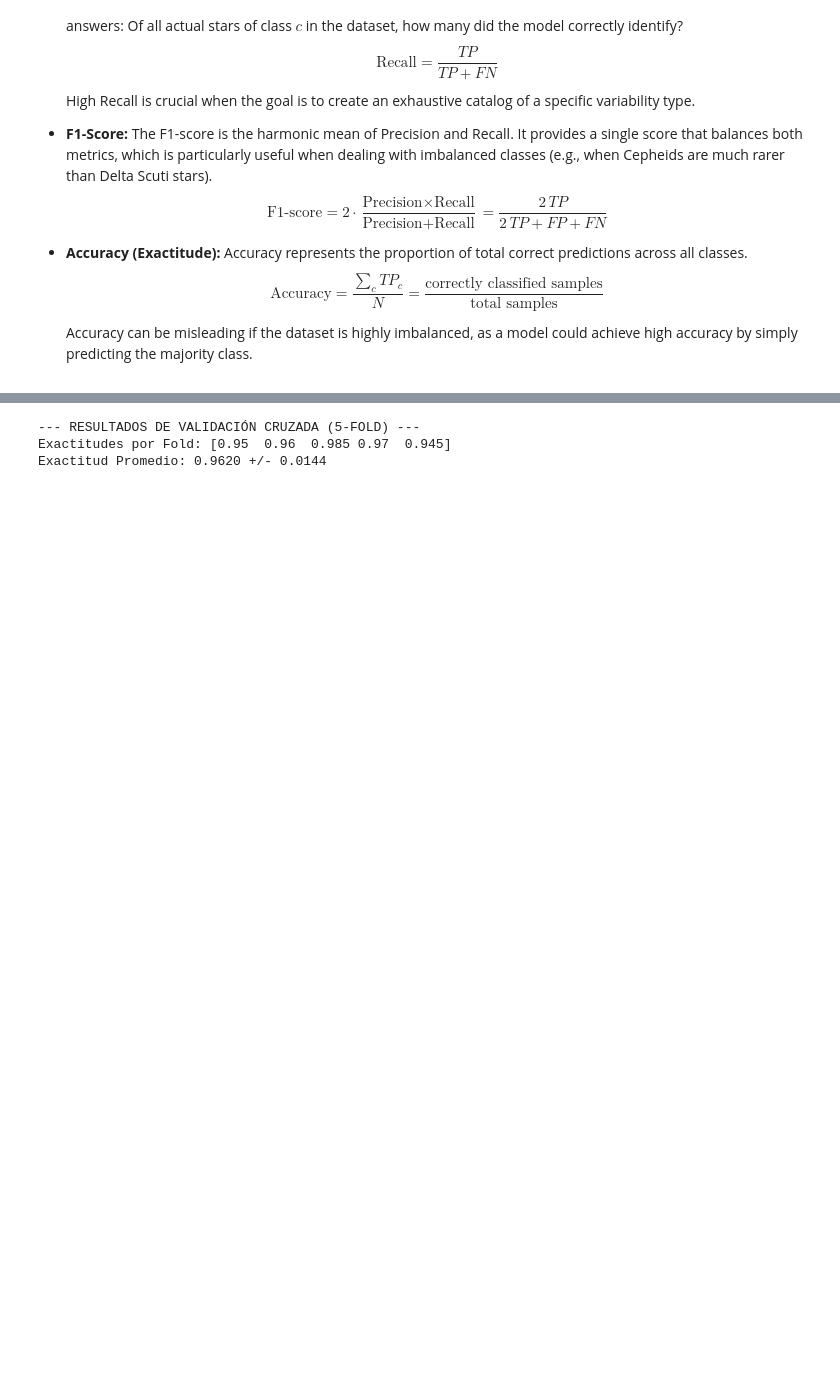
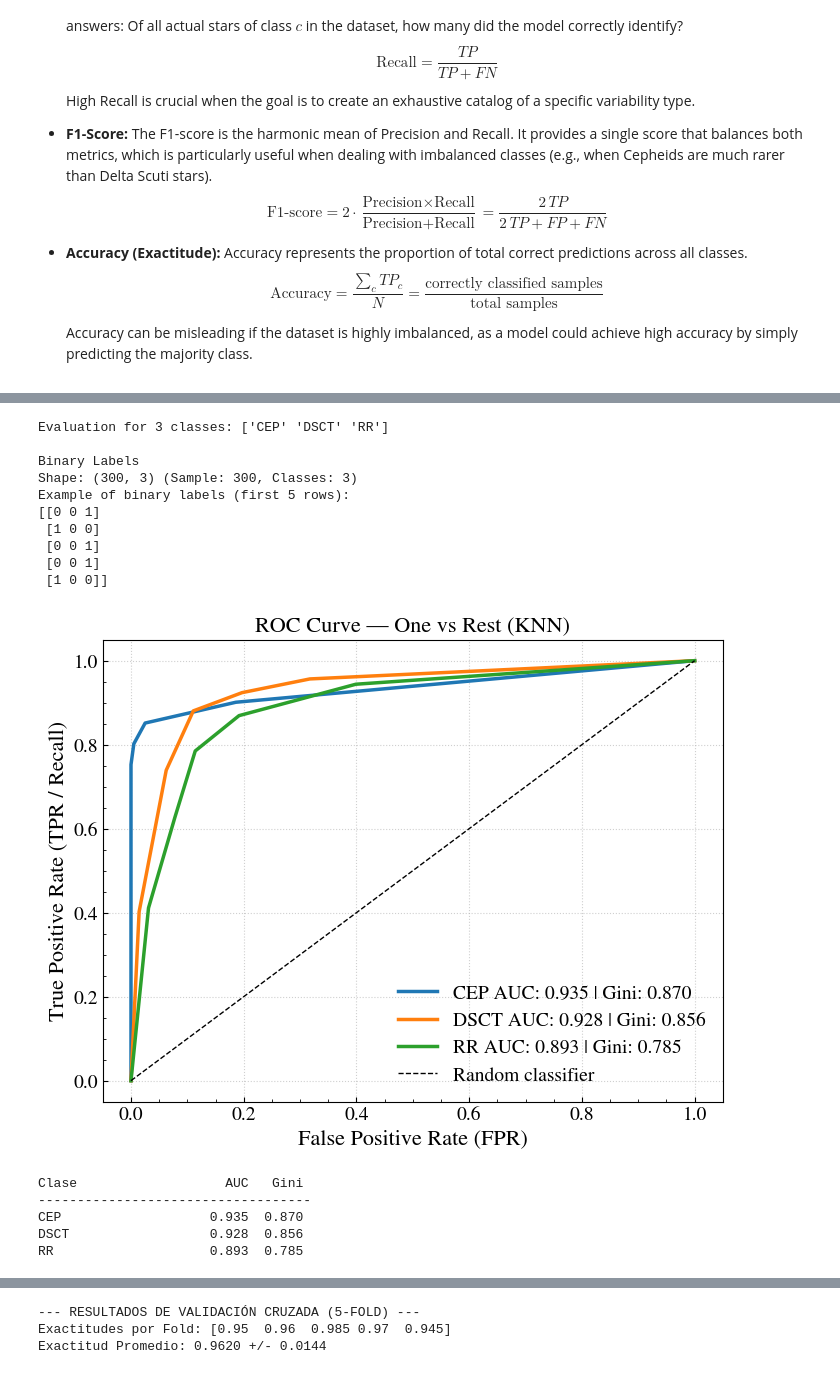
Before and after one commit to jurados/AS4501_Astroinformatic, a Jupyter notebook: Auxiliar/AUX4_SuperviserML.ipynb, the cells around one changed output, grey strips where cells are left out. Drawn from its saved outputs; the diff is of its cells as text; code cells hidden in the pictures; blank space fills up the shorter version.

```diff
--- a/Auxiliar/AUX4_SuperviserML.ipynb
+++ b/Auxiliar/AUX4_SuperviserML.ipynb
@@ -500,0 +406,67 @@ ValueError: a must be greater than 0 unless no samples are taken
+# %%
+from sklearn.preprocessing import label_binarize
+from sklearn.metrics import roc_curve, auc
+
+
+classes   = knn.classes_
+n_classes = len(classes)
+
+print(f"Evaluation for {n_classes} classes: {classes}")
+
+# The ROC curve requires a binary format for the labels (One-vs-Rest) for each class.
+# Transform 'CEP' -> [1, 0, 0], 'RR' -> [0, 1, 0], 'DSCT' -> [0, 0, 1]
+
+y_test_bin = label_binarize(y_test, classes=classes)
+print("\nBinary Labels")
+
+print(f"Shape: {y_test_bin.shape} (Sample: {y_test_bin.shape[0]}, Classes: {y_test_bin.shape[1]})")
+print(f'Example of binary labels (first 5 rows):\n{y_test_bin[:5]}')
+
+# Probabilidades predichas (necesario para ROC)
+y_prob = knn.predict_proba(X_test)
+
+# Calcular ROC y AUC por clase
+fig, ax = plt.subplots(figsize=(8, 6))
+
+for i, (cls, color) in enumerate(zip(classes, color_classes.values())):
+    # Compute FPR, TPR and thresholds for the current class
+    fpr, tpr, thresholds = roc_curve(y_test_bin[:, i], y_prob[:, i])
+    roc_auc = auc(fpr, tpr)
+    gini    = 2 * roc_auc - 1
+    ax.plot(fpr, tpr, color=color, lw=2.5, label=f'{cls} AUC: {roc_auc:.3f} | Gini: {gini:.3f}')
+
+# Línea de clasificador aleatorio
+ax.plot([0, 1], [0, 1], 'k--', lw=1, label='Random classifier')
+
+ax.set_xlabel('False Positive Rate (FPR)')
+ax.set_ylabel('True Positive Rate (TPR / Recall)')
+ax.set_title('ROC Curve — One vs Rest (KNN)')
+ax.legend(frameon=False,loc='lower right')
+ax.grid()
+
+plt.show()
+
+# Resumen numérico
+print(f"{'Clase':<20} {'AUC':>6} {'Gini':>6}")
+print("-" * 35)
+for i, cls in enumerate(classes):
+    fpr, tpr, _ = roc_curve(y_test_bin[:, i], y_prob[:, i])
+    roc_auc = auc(fpr, tpr)
+    print(f"{cls:<20} {roc_auc:>6.3f} {2*roc_auc-1:>6.3f}")
+# %% [output]
+Evaluation for 3 classes: ['CEP' 'DSCT' 'RR']
+
+Binary Labels
+Shape: (300, 3) (Sample: 300, Classes: 3)
+Example of binary labels (first 5 rows):
+[[0 0 1]
+ [1 0 0]
+ [0 0 1]
+ [0 0 1]
+ [1 0 0]]
+[figure, added]
+Clase                   AUC   Gini
+-----------------------------------
+CEP                   0.935  0.870
+DSCT                  0.928  0.856
+RR                    0.893  0.785
```
Also changed, not shown: parts of 29 cells of this notebook.
